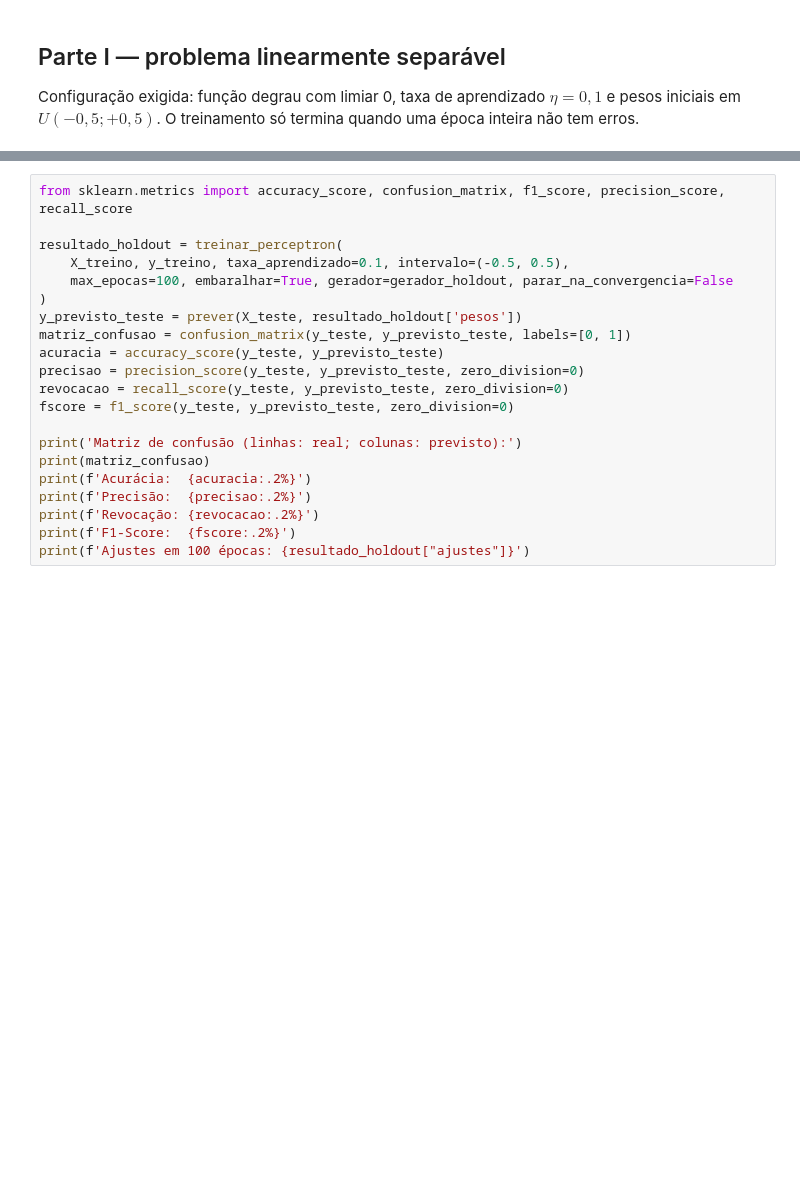
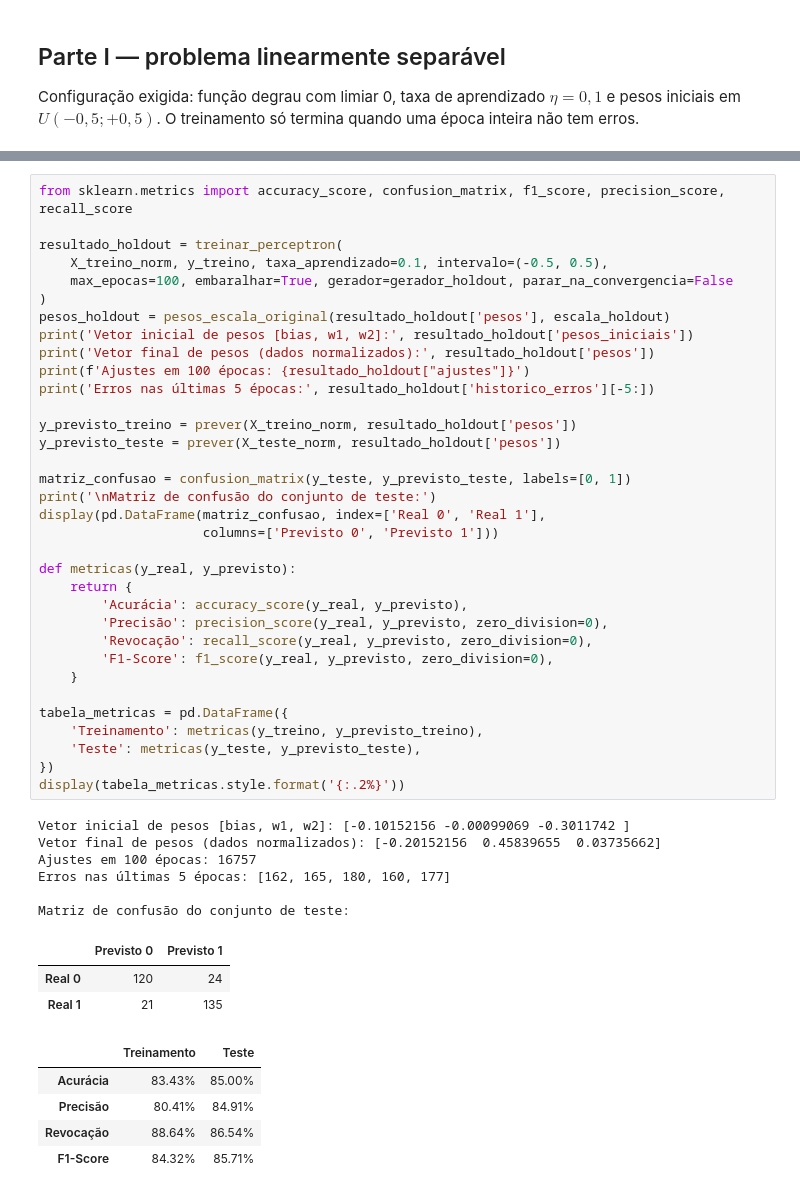
Before and after one commit to devrennankaue/perceptron-rosenblatt-Rennan-Danilo, a Jupyter notebook: PP2_1_Perceptron_Rosenblatt.ipynb, the cells around one changed output, grey strips where cells are left out. Saved outputs shown, nothing was run; the diff lists cells and outputs as text; blank space fills up the shorter version.

```diff
--- a/PP2_1_Perceptron_Rosenblatt.ipynb
+++ b/PP2_1_Perceptron_Rosenblatt.ipynb
@@ -206,23 +274,51 @@ print(f'Treino: {X_treino.shape[0]} exemplos | Teste: {X_teste.shape[0]} exemplo
-# %%
-from sklearn.metrics import accuracy_score, confusion_matrix, f1_score, precision_score, recall_score
-
-resultado_holdout = treinar_perceptron(
-    X_treino, y_treino, taxa_aprendizado=0.1, intervalo=(-0.5, 0.5),
-    max_epocas=100, embaralhar=True, gerador=gerador_holdout, parar_na_convergencia=False
-)
-y_previsto_teste = prever(X_teste, resultado_holdout['pesos'])
-matriz_confusao = confusion_matrix(y_teste, y_previsto_teste, labels=[0, 1])
-acuracia = accuracy_score(y_teste, y_previsto_teste)
-precisao = precision_score(y_teste, y_previsto_teste, zero_division=0)
-revocacao = recall_score(y_teste, y_previsto_teste, zero_division=0)
-fscore = f1_score(y_teste, y_previsto_teste, zero_division=0)
-
-print('Matriz de confusão (linhas: real; colunas: previsto):')
-print(matriz_confusao)
-print(f'Acurácia:  {acuracia:.2%}')
-print(f'Precisão:  {precisao:.2%}')
-print(f'Revocação: {revocacao:.2%}')
-print(f'F1-Score:  {fscore:.2%}')
-print(f'Ajustes em 100 épocas: {resultado_holdout["ajustes"]}')
+# %%
+from sklearn.metrics import accuracy_score, confusion_matrix, f1_score, precision_score, recall_score
+
+resultado_holdout = treinar_perceptron(
+    X_treino_norm, y_treino, taxa_aprendizado=0.1, intervalo=(-0.5, 0.5),
+    max_epocas=100, embaralhar=True, gerador=gerador_holdout, parar_na_convergencia=False
+)
+pesos_holdout = pesos_escala_original(resultado_holdout['pesos'], escala_holdout)
+print('Vetor inicial de pesos [bias, w1, w2]:', resultado_holdout['pesos_iniciais'])
+print('Vetor final de pesos (dados normalizados):', resultado_holdout['pesos'])
+print(f'Ajustes em 100 épocas: {resultado_holdout["ajustes"]}')
+print('Erros nas últimas 5 épocas:', resultado_holdout['historico_erros'][-5:])
+
+y_previsto_treino = prever(X_treino_norm, resultado_holdout['pesos'])
+y_previsto_teste = prever(X_teste_norm, resultado_holdout['pesos'])
+
+matriz_confusao = confusion_matrix(y_teste, y_previsto_teste, labels=[0, 1])
+print('\nMatriz de confusão do conjunto de teste:')
+display(pd.DataFrame(matriz_confusao, index=['Real 0', 'Real 1'],
+                     columns=['Previsto 0', 'Previsto 1']))
+
+def metricas(y_real, y_previsto):
+    return {
+        'Acurácia': accuracy_score(y_real, y_previsto),
+        'Precisão': precision_score(y_real, y_previsto, zero_division=0),
+        'Revocação': recall_score(y_real, y_previsto, zero_division=0),
+        'F1-Score': f1_score(y_real, y_previsto, zero_division=0),
+    }
+
+tabela_metricas = pd.DataFrame({
+    'Treinamento': metricas(y_treino, y_previsto_treino),
+    'Teste': metricas(y_teste, y_previsto_teste),
+})
+display(tabela_metricas.style.format('{:.2%}'))
+# %% [output]
+Vetor inicial de pesos [bias, w1, w2]: [-0.10152156 -0.00099069 -0.3011742 ]
+Vetor final de pesos (dados normalizados): [-0.20152156  0.45839655  0.03735662]
+Ajustes em 100 épocas: 16757
+Erros nas últimas 5 épocas: [162, 165, 180, 160, 177]
+
+Matriz de confusão do conjunto de teste:
+|  | Previsto 0 | Previsto 1 |
+| Real 0 | 120 | 24 |
+| Real 1 | 21 | 135 |
+|  | Treinamento | Teste |
+| Acurácia | 83.43% | 85.00% |
+| Precisão | 80.41% | 84.91% |
+| Revocação | 88.64% | 86.54% |
+| F1-Score | 84.32% | 85.71% |
 # %%
 fig, eixos = plt.subplots(1, 2, figsize=(15, 6), sharex=True, sharey=True)
```
Also changed, not shown: parts of 15 cells of this notebook.
